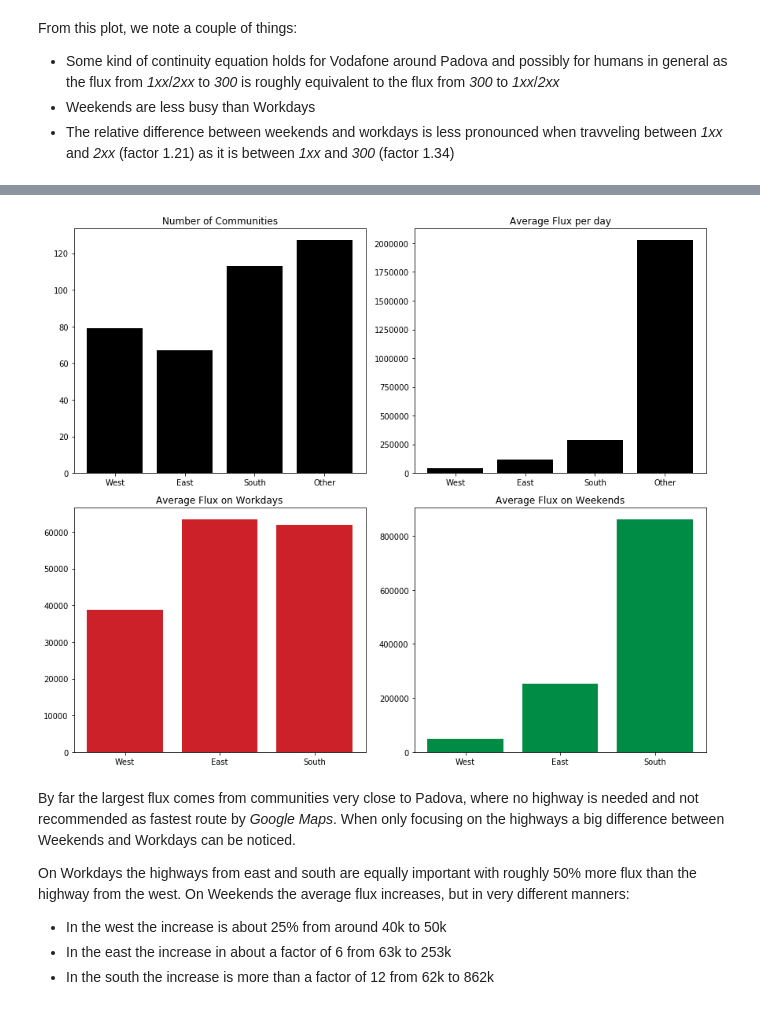
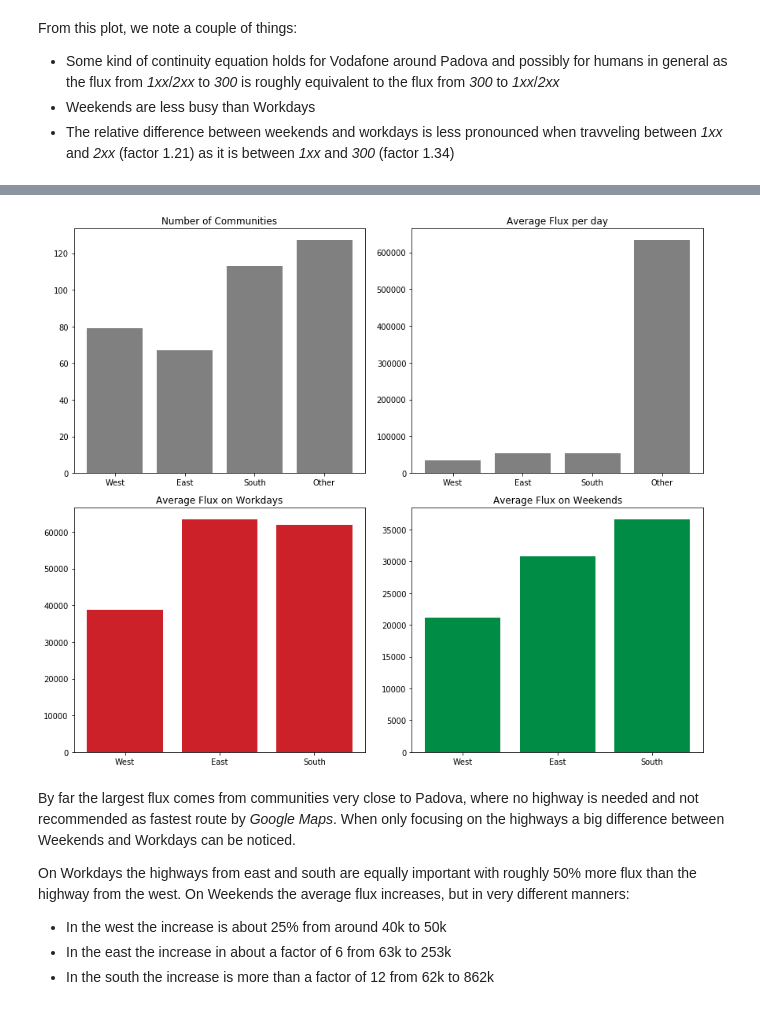
Before and after one commit to PhilippZ94/Vodafone, a Jupyter notebook: Vodafone.ipynb, the cells around one changed output, grey strips where cells are left out. Drawn from its saved outputs; the diff is of its cells as text; code cells hidden in the pictures.

```diff
--- a/Vodafone.ipynb
+++ b/Vodafone.ipynb
@@ -21,10 +29,10 @@ import networkx as nx
 - __Veneto.txt__: Contains distances (in km and minutes by car) between different Italian cities
 - __prov_Pops.csv__: Population of the different provinces. Data obtained from [Wolfram Knowledgebase](http://www.wolfram.com/knowledgebase)
 # %%
-df_Veneto = pd.read_csv('../Data/Veneto.txt',sep=';',decimal=',')
-df_Codici_Comune = pd.read_csv('../Data/codici_istat_comune.csv',encoding='latin1')
-df_Codici_Provincia = pd.read_csv('../Data/codici_istat_provincia.csv', encoding='latin1')
-df_Codici_Nazioni = pd.read_csv('../Data/codici_nazioni.csv', encoding='utf-16')
-df_Day = pd.read_csv('../Data/day_od.csv', encoding='utf-16')
-df_Distinct_Users = pd.read_csv('../Data/distinct_users_day.csv', encoding='latin1')
-df_Prov_People = pd.read_csv('../Data/provPops.csv', header=None, names=['PRO_CODE', 'POPULATION'])
+df_Veneto = pd.read_csv(path+'Veneto.txt',sep=';',decimal=',')
+df_Codici_Comune = pd.read_csv(path+'codici_istat_comune.csv',encoding='latin1')
+df_Codici_Provincia = pd.read_csv(path+'/codici_istat_provincia.csv', encoding='latin1')
+df_Codici_Nazioni = pd.read_csv(path+'codici_nazioni.csv', encoding='utf-16')
+df_Day = pd.read_csv(path+'day_od.csv', encoding='utf-16')
+df_Distinct_Users = pd.read_csv(path+'distinct_users_day.csv', encoding='latin1')
+df_Prov_People = pd.read_csv(path+'provPops.csv', header=None, names=['PRO_CODE', 'POPULATION'])
@@ -168,7 +174,7 @@ Commuters23_WE = pd.concat([Commuters23[Commuters23['DOW']== d] for d in WeekEnd
 Sum_WD = Commuters_WD.groupby('PRO_COM')['FLOW'].agg(np.sum).reset_index(level=['PRO_COM'])
 Sum_WE = Commuters_WE.groupby('PRO_COM')['FLOW'].agg(np.sum).reset_index(level=['PRO_COM'])
 d_WD= dict(zip(Sum_WD['PRO_COM'],Sum_WD['FLOW']))
-d_WE = dict(zip(Sum_WE['PRO_COM'],Sum_WD['FLOW']))
+d_WE = dict(zip(Sum_WE['PRO_COM'],Sum_WE['FLOW']))
 Sum_12_WD = Commuters12_WD.groupby('PRO_COM')['FLOW'].agg(np.sum).reset_index(level=['PRO_COM'])
 Sum_12_WE = Commuters12_WE.groupby('PRO_COM')['FLOW'].agg(np.sum).reset_index(level=['PRO_COM'])
 Sum_21_WD = Commuters21_WD.groupby('PRO_COM')['FLOW'].agg(np.sum).reset_index(level=['PRO_COM'])
@@ -262,7 +268,7 @@ We use the [Google Directions API](https://developers.google.com/maps/documentat
 import glob, os
 import json
 
-routeFiles = glob.glob(os.path.join('../Routes/*.json'))
+routeFiles = glob.glob(os.path.join(path+'Routes/*.json'))
 
 def getDest(filename):
   return filename[filename.rfind('/')+1:-5]
@@ -273,7 +279,7 @@ def hasStep(steps, q):
 def hasTerm(steps, q):
   return q in "".join([s["html_instructions"] for s in steps])
 # %%
-with open('namedict.json') as nd:
+with open(path+'namedict.json') as nd:
   commIDs = json.load(nd)
 
 west_cs, east_cs, south_cs, other_cs = [], [], [], []
@@ -365,23 +361,23 @@ other_cs
 # %%
 fig,ax = plt.subplots(2,2,figsize=(12, 10))
-ax[0][0].bar(range(4), [nw,ne,ns,no], tick_label=["West","East","South","Other"], color='black')
+ax[0][0].bar(range(4), [nw,ne,ns,no], tick_label=["West","East","South","Other"], color='gray')
 ax[0][0].title.set_text('Number of Communities')
 
 ax[0][1].bar(range(4),[flow_west/7,flow_east/7,flow_south/7,flow_other/7], tick_label=["West","East","South","Other"],
-             color='black')
+             color='gray')
 ax[0][1].title.set_text('Average Flux per day')
 
 ax[1][0].bar(range(3), [flow_wd_west/5, flow_wd_east/5, flow_wd_south/5], tick_label=["West","East","South"],
              color='#CD212A')
 ax[1][0].title.set_text('Average Flux on Workdays')
 
 ax[1][1].bar(range(3), [flow_we_west/2, flow_we_east/2, flow_we_south/2], tick_label=["West","East","South"],
              color='#008C45')
 ax[1][1].title.set_text('Average Flux on Weekends')
 
 fig.tight_layout()
 # %% [output]
-[figure, old version]
+[figure, new version]
 # %% [markdown]
 By far the largest flux comes from communities very close to Padova, where no highway is needed and not recommended as fastest route by _Google Maps_. When only focusing on the highways a big difference between Weekends and Workdays can be noticed.
 
```
Also changed, not shown: parts of 11 cells of this notebook, 1 other file.
